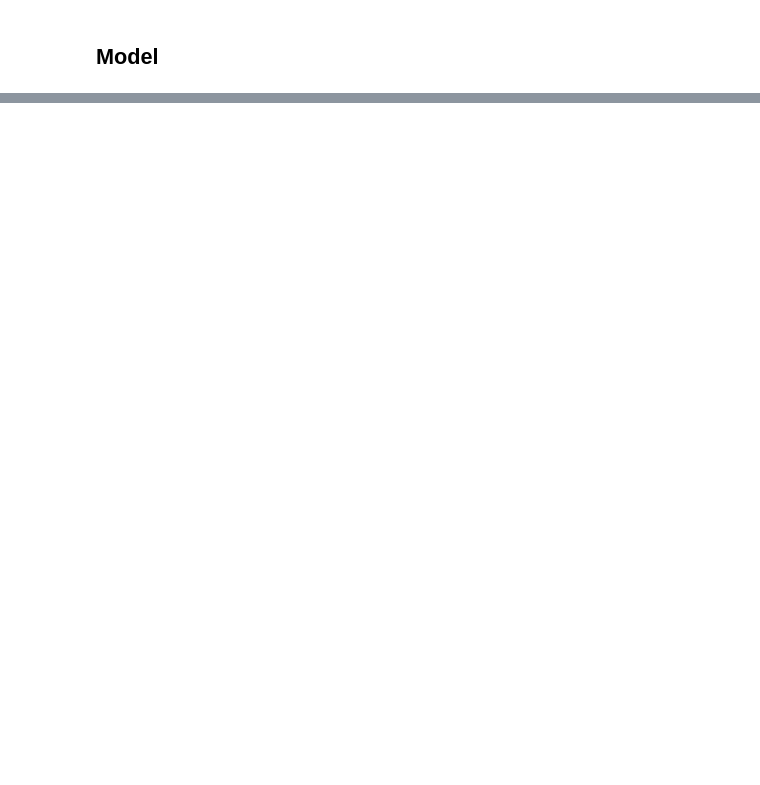
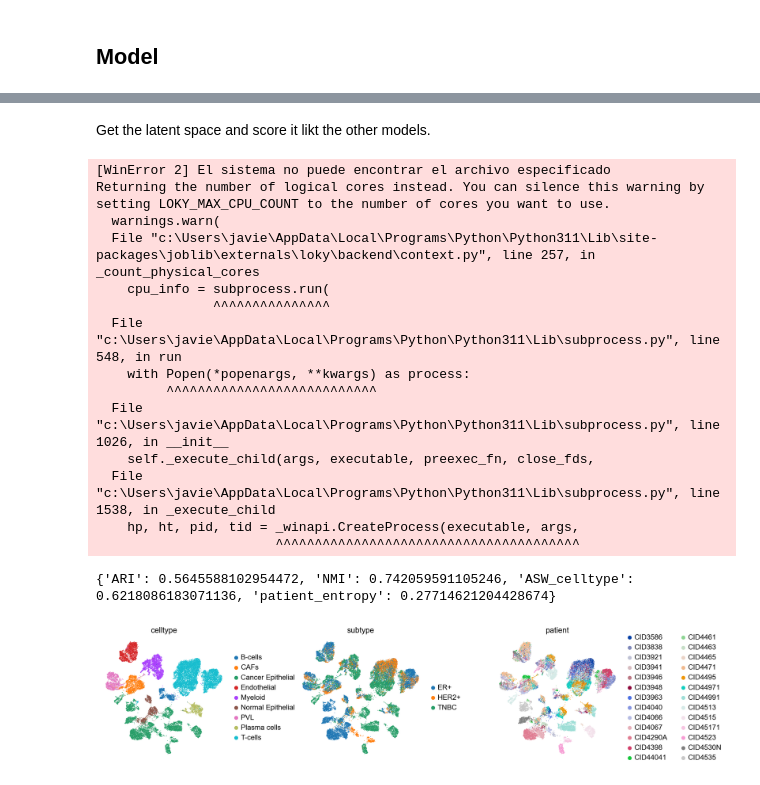
Before and after one commit to alvarodca/DeepGen-Oncology, a Jupyter notebook: Exploratory Notebooks/LDVAE_implementation/ldvae_notebook.ipynb, the cells around one changed output, grey strips where cells are left out. Drawn from its saved outputs; the diff is of its cells as text; code cells hidden in the pictures; blank space fills up the shorter version.

```diff
--- a/Exploratory Notebooks/LDVAE_implementation/ldvae_notebook.ipynb
+++ b/Exploratory Notebooks/LDVAE_implementation/ldvae_notebook.ipynb
@@ -215,0 +236,36 @@ model.save(path, overwrite=True)
+# %% [markdown]
+Get the latent space and score it likt the other models.
+# %%
+import sys
+ROOT = next(p for p in [Path.cwd(), *Path.cwd().parents] if (p / "src" / "metrics.py").exists())
+sys.path.insert(0, str(ROOT))
+from src.metrics import clustering_scores, batch_entropy
+
+Z = model.get_latent_representation(a)
+a.obsm["X_ldvae"] = Z
+
+idx = np.random.default_rng(SEED).choice(a.n_obs, 10_000, replace=False)
+scores = clustering_scores(Z[idx], a.obs["celltype"].values[idx])
+scores["patient_entropy"] = batch_entropy(Z[idx], a.obs["patient"].values[idx])
+print(scores)
+
+sc.pp.neighbors(a, use_rep="X_ldvae")
+sc.tl.umap(a)
+sc.pl.umap(a, color=["celltype", "subtype", "patient"], wspace=0.4)
+# %% [output]
+[WinError 2] El sistema no puede encontrar el archivo especificado
+Returning the number of logical cores instead. You can silence this warning by setting LOKY_MAX_CPU_COUNT to the number of cores you want to use.
+  warnings.warn(
+  File "c:\Users\javie\AppData\Local\Programs\Python\Python311\Lib\site-packages\joblib\externals\loky\backend\context.py", line 257, in _count_physical_cores
+    cpu_info = subprocess.run(
+               ^^^^^^^^^^^^^^^
+  File "c:\Users\javie\AppData\Local\Programs\Python\Python311\Lib\subprocess.py", line 548, in run
+    with Popen(*popenargs, **kwargs) as process:
+         ^^^^^^^^^^^^^^^^^^^^^^^^^^^
+  File "c:\Users\javie\AppData\Local\Programs\Python\Python311\Lib\subprocess.py", line 1026, in __init__
+    self._execute_child(args, executable, preexec_fn, close_fds,
+  File "c:\Users\javie\AppData\Local\Programs\Python\Python311\Lib\subprocess.py", line 1538, in _execute_child
+    hp, ht, pid, tid = _winapi.CreateProcess(executable, args,
+                       ^^^^^^^^^^^^^^^^^^^^^^^^^^^^^^^^^^^^^^^
+{'ARI': 0.5645588102954472, 'NMI': 0.742059591105246, 'ASW_celltype': 0.6218086183071136, 'patient_entropy': 0.27714621204428674}
+[figure, added]
```
Also changed, not shown: parts of 18 cells of this notebook, 6 other files.
